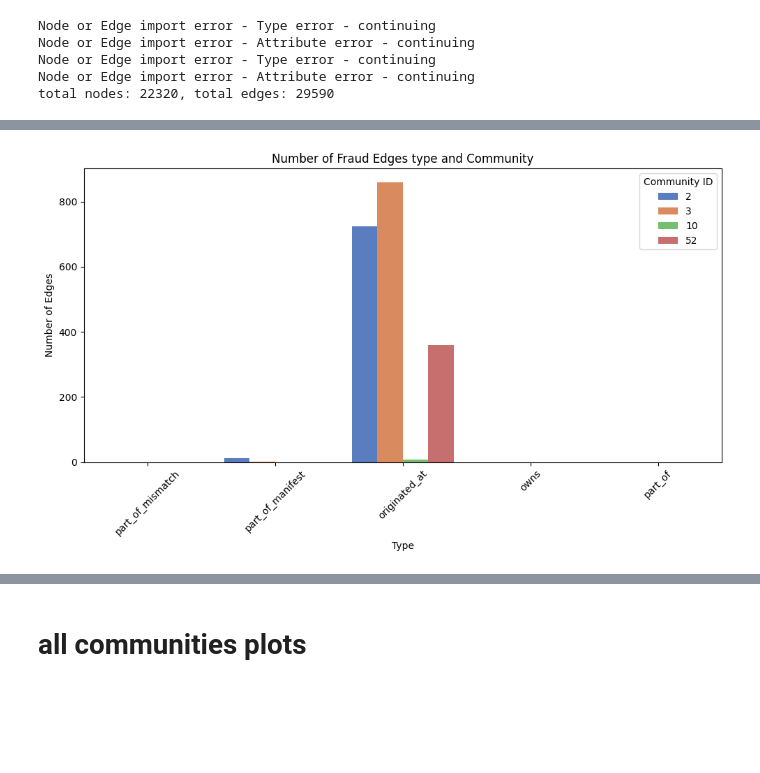
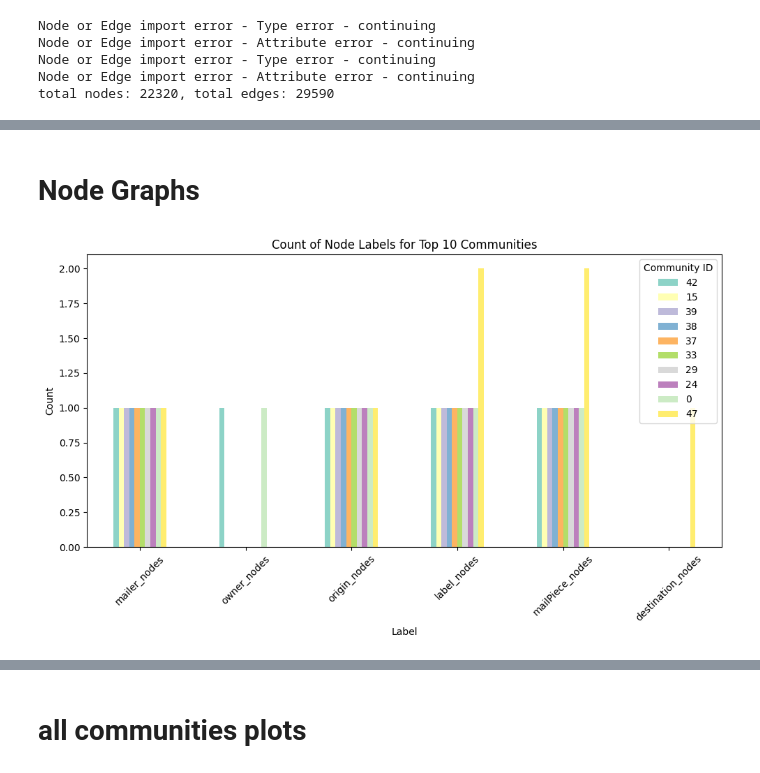
Before and after one commit to gocasual/bbcudas_usps, a Jupyter notebook: main.ipynb, the cells around one changed output, grey strips where cells are left out. Cells and saved outputs as stored; diff of their text form; code cells hidden in the pictures; blank space fills up the shorter version.

```diff
--- a/main.ipynb
+++ b/main.ipynb
@@ -110,14 +87,20 @@ merged_df = df_sorted.join(all_indicators_df, how='left').set_index('Community_i
-# %%
-top_merged = merged_df[merged_df.index.isin(top_subcommunities.Community_id.values)]
-# Create the bar plot with a different color palette
-plt.figure(figsize=(10, 6))
-sns.barplot(x='type', y='weight_count', hue='Community_id', data=top_merged, palette="muted")  # Change palette here
-plt.xlabel('Type')
-plt.ylabel('Number of Edges')
-plt.title('Number of Fraud Edges type and Community')
-plt.xticks(rotation=45)
-plt.legend(title='Community ID')
-plt.tight_layout()
-plt.show()
-# %% [output]
-[figure, removed]
+# %% [markdown]
+# Node Graphs
+# %%
+# Select percentage columns and first 10 rows (sroted by score)
+df_to_plot = df_sorted.iloc[:10, df_sorted.columns.str.endswith('_nodes')]
+
+# Transpose DataFrame for plotting
+df_to_plot = df_to_plot.transpose()
+
+# Create bar plot
+df_to_plot.plot(kind='bar', figsize=(10, 6), colormap="Set3")
+plt.xlabel('Label')
+plt.ylabel('Count')
+plt.title('Count of Node Labels for Top 10 Communities')
+plt.xticks(rotation=45)
+plt.legend(title='Community ID')
+plt.tight_layout()
+plt.show()
+# %% [output]
+[figure, added]
```
Also changed, not shown: parts of 24 cells of this notebook.
